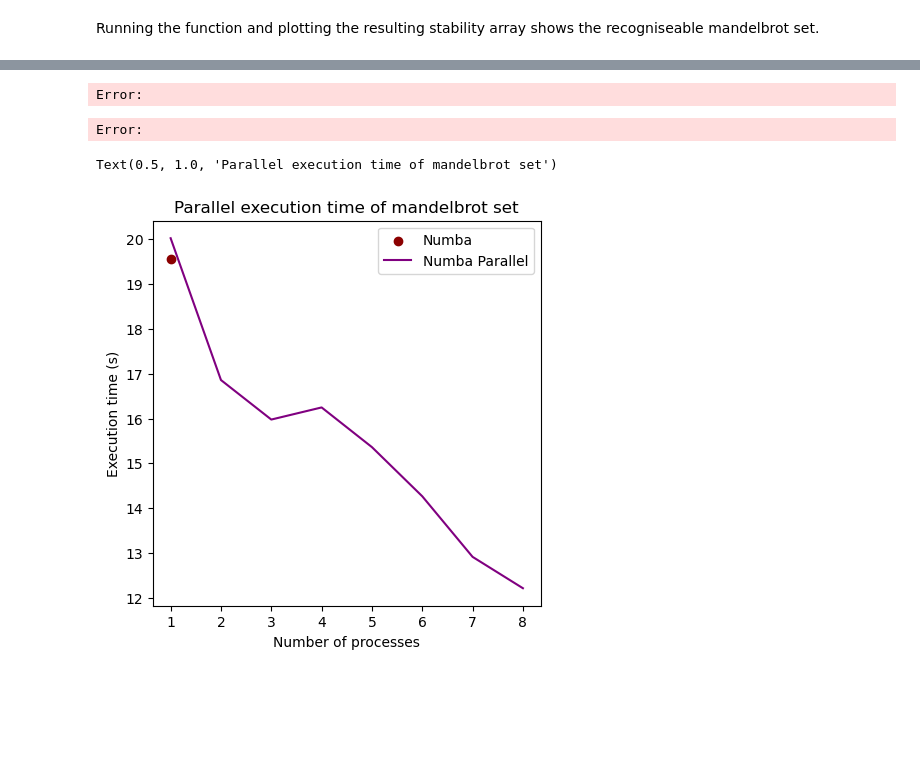
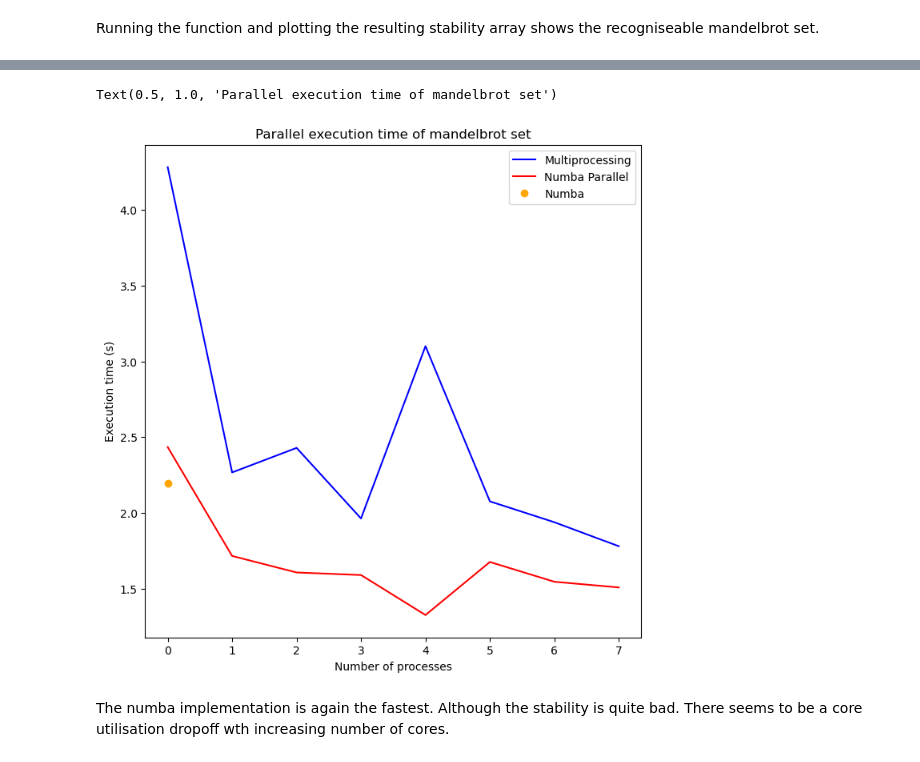
Before and after one commit to SorenHeidelbach/mandelbrot, a Jupyter notebook: README.ipynb, the cells around one changed output, grey strips where cells are left out. Cells and saved outputs as stored; diff of their text form; code cells hidden in the pictures; blank space fills up the shorter version.

```diff
--- a/README.ipynb
+++ b/README.ipynb
@@ -54,14 +148,16 @@ Text(0.5, 1.0, 'Execution time of mandelbrot set methods')
 # %%
 benchmarks_parallel = {}
-res = 30000
-
-
+res = 3000
+output_check = mb.mandelbrot_set_numba(utils.generate_complex_array(real_range=(-2, 1), img_range=(-1.5, 1.5), size=res))
+# Numba
 times = []
 core_utilisation = []
-processes = [1, 4, 8]
+processes = list(range(1, 9))
 for proc in processes:
     set_num_threads(proc)
     bench = benchmark.time_method(mb.mandelbrot_set_numba_parallel, resolution=res)
+    if not np.allclose(bench["result"], output_check):
+        bench["mandelbrot_set_numba_parallel"] = np.nan
     if proc == 1:
         one_core_time = list(bench.values())[0]
 
@@ -70,20 +166,34 @@ for proc in processes:
 
 bench = benchmark.time_method(mb.mandelbrot_set_numba, resolution=res)
 benchmarks_parallel["Numba"] = [list(bench.values())[0], 1, one_core_time/list(bench.values())[0]]
+benchmarks_parallel["Numba Parallel"] = [times, processes, core_utilisation]
+
+# Multiprocessing
+times = []
+core_utilisation = []
+processes = list(range(1, 9))
+for proc in processes:
+    bench = benchmark.time_method(mb.mandelbrot_set_multiprocessing, resolution=res, processes=proc)
+    times.append(list(bench.values())[0])
+    if not np.allclose(bench["result"], output_check):
+        bench["mandelbrot_set_multiprocessing"] = np.nan
+    if proc == 1:
+        one_core_time = list(bench.values())[0]
+    core_utilisation.append(one_core_time/(proc*list(bench.values())[0]))
 
 
-benchmarks_parallel["Numba Parallel"] = [times, processes, core_utilisation]
+benchmarks_parallel["Multiprocessing"] = [times, processes, core_utilisation]
-# %% [output]
-Error:
-Error:
 # %%
-fig, axs = plt.subplots(1, 1, figsize=(5, 5), sharey=True)
-plt.scatter(benchmarks_parallel["Numba"][1], benchmarks_parallel["Numba"][0], label="Numba", c = "darkred", )
-plt.plot(benchmarks_parallel["Numba Parallel"][1], benchmarks_parallel["Numba Parallel"][0], label="Numba Parallel", c = "purple")
+fig, axs = plt.subplots(1, 1, figsize=(8, 8), sharey=True)
+plt.plot(benchmarks_parallel["Multiprocessing"][0], label="Multiprocessing", c = "blue")
+plt.plot(benchmarks_parallel["Numba Parallel"][0], label="Numba Parallel", c = "red")
+plt.plot(benchmarks_parallel["Numba"][0], "o", label="Numba", c = "orange")
 plt.legend()
 plt.xlabel('Number of processes')
 plt.ylabel('Execution time (s)')
 plt.title('Parallel execution time of mandelbrot set')
 # %% [output]
 Text(0.5, 1.0, 'Parallel execution time of mandelbrot set')
-[figure, old version]
+[figure, new version]
+# %% [markdown]
+The numba implementation is again the fastest. Although the stability is quite bad. There seems to be a core utilisation dropoff wth increasing number of cores.
```
Also changed, not shown: parts of 23 cells of this notebook, 7 other files.
